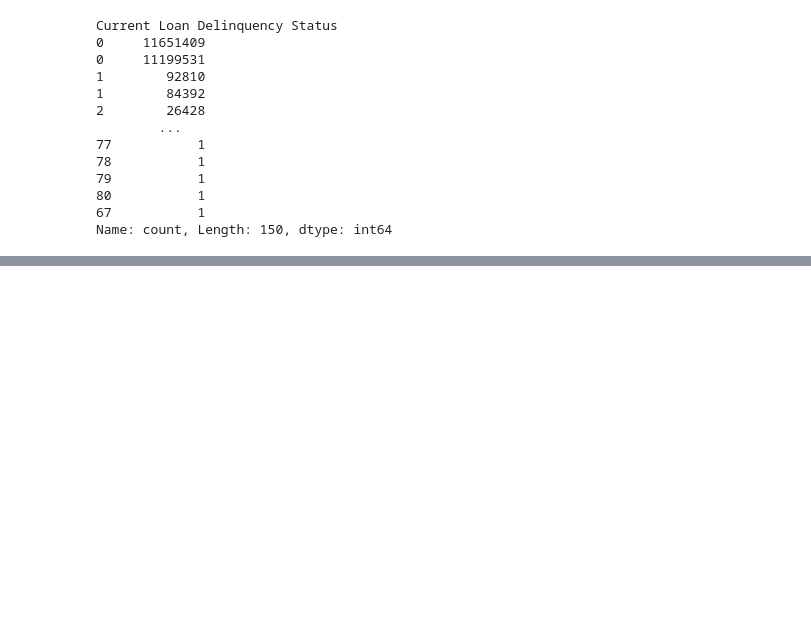
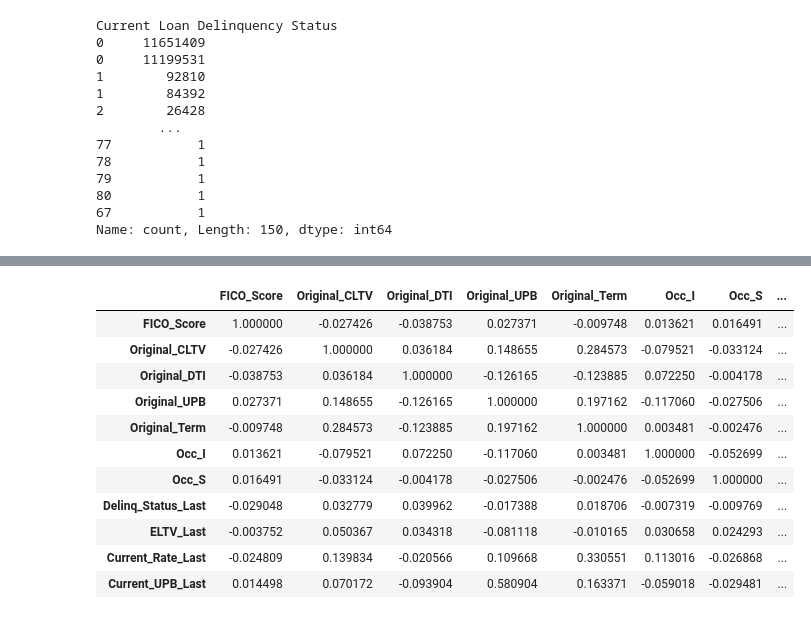
Before and after one commit to divija-rao/MBS_RiskManagement, a Jupyter notebook: cph_1 copy.ipynb, the cells around one changed output, grey strips where cells are left out. Drawn from its saved outputs; the diff is of its cells as text; code cells hidden in the pictures; blank space fills up the shorter version.

```diff
--- a/cph_1 copy.ipynb
+++ b/cph_1 copy.ipynb
@@ -540,0 +538,15 @@ ValueError: could not convert string to float: 'P'
+# %%
+cormat
+# %% [output]
+|  | FICO_Score | Original_CLTV | Original_DTI | Original_UPB | Original_Term | Occ_I | Occ_S | ... |
+| FICO_Score | 1.000000 | -0.027426 | -0.038753 | 0.027371 | -0.009748 | 0.013621 | 0.016491 | ... |
+| Original_CLTV | -0.027426 | 1.000000 | 0.036184 | 0.148655 | 0.284573 | -0.079521 | -0.033124 | ... |
+| Original_DTI | -0.038753 | 0.036184 | 1.000000 | -0.126165 | -0.123885 | 0.072250 | -0.004178 | ... |
+| Original_UPB | 0.027371 | 0.148655 | -0.126165 | 1.000000 | 0.197162 | -0.117060 | -0.027506 | ... |
+| Original_Term | -0.009748 | 0.284573 | -0.123885 | 0.197162 | 1.000000 | 0.003481 | -0.002476 | ... |
+| Occ_I | 0.013621 | -0.079521 | 0.072250 | -0.117060 | 0.003481 | 1.000000 | -0.052699 | ... |
+| Occ_S | 0.016491 | -0.033124 | -0.004178 | -0.027506 | -0.002476 | -0.052699 | 1.000000 | ... |
+| Delinq_Status_Last | -0.029048 | 0.032779 | 0.039962 | -0.017388 | 0.018706 | -0.007319 | -0.009769 | ... |
+| ELTV_Last | -0.003752 | 0.050367 | 0.034318 | -0.081118 | -0.010165 | 0.030658 | 0.024293 | ... |
+| Current_Rate_Last | -0.024809 | 0.139834 | -0.020566 | 0.109668 | 0.330551 | 0.113016 | -0.026868 | ... |
+| Current_UPB_Last | 0.014498 | 0.070172 | -0.093904 | 0.580904 | 0.163371 | -0.059018 | -0.029481 | ... |
```
Also changed, not shown: parts of 45 cells of this notebook.
